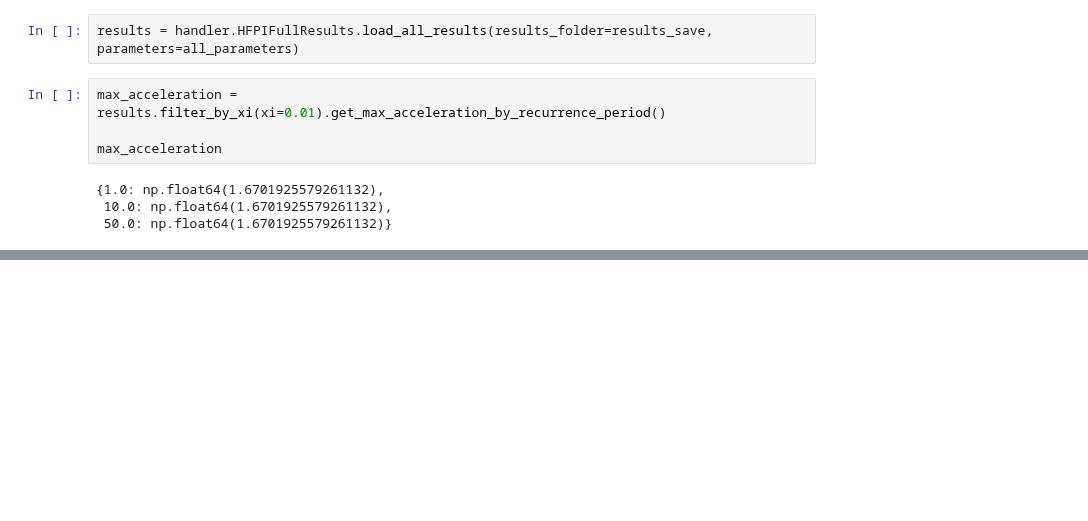
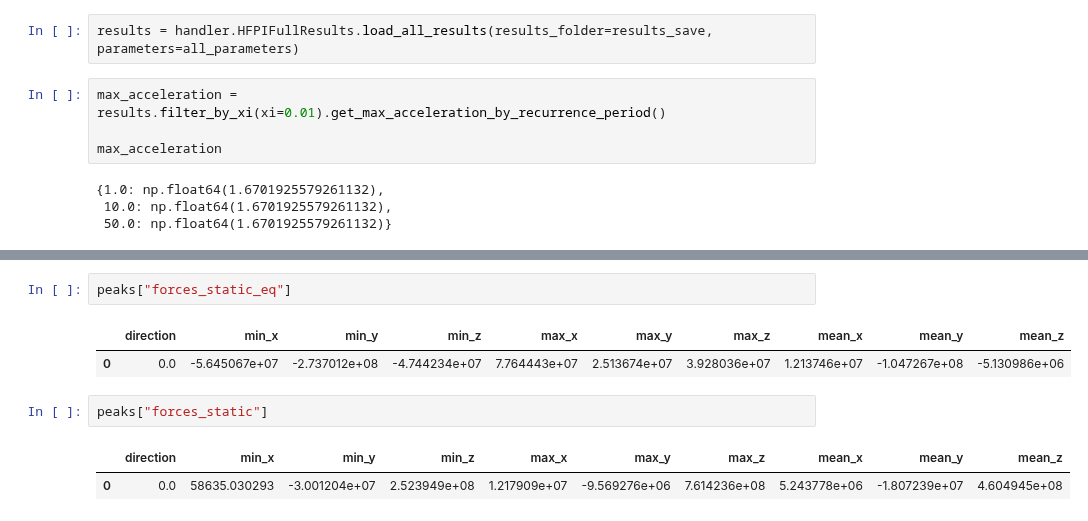
Before and after one commit to AeroSim-CFD/cfdmod, a Jupyter notebook: notebooks/hfpi_analysis_test.ipynb, the cells around one changed output, grey strips where cells are left out. Drawn from its saved outputs; the diff is of its cells as text; blank space fills up the shorter version.

```diff
--- a/notebooks/hfpi_analysis_test.ipynb
+++ b/notebooks/hfpi_analysis_test.ipynb
@@ -88,0 +116,10 @@ max_acceleration
+# %%
+peaks["forces_static_eq"]
+# %% [output]
+|  | direction | min_x | min_y | min_z | max_x | max_y | max_z | mean_x | mean_y | mean_z |
+| 0 | 0.0 | -5.645067e+07 | -2.737012e+08 | -4.744234e+07 | 7.764443e+07 | 2.513674e+07 | 3.928036e+07 | 1.213746e+07 | -1.047267e+08 | -5.130986e+06 |
+# %%
+peaks["forces_static"]
+# %% [output]
+|  | direction | min_x | min_y | min_z | max_x | max_y | max_z | mean_x | mean_y | mean_z |
+| 0 | 0.0 | 58635.030293 | -3.001204e+07 | 2.523949e+08 | 1.217909e+07 | -9.569276e+06 | 7.614236e+08 | 5.243778e+06 | -1.807239e+07 | 4.604945e+08 |
```
Also changed, not shown: parts of 4 cells of this notebook, 3 other files.
